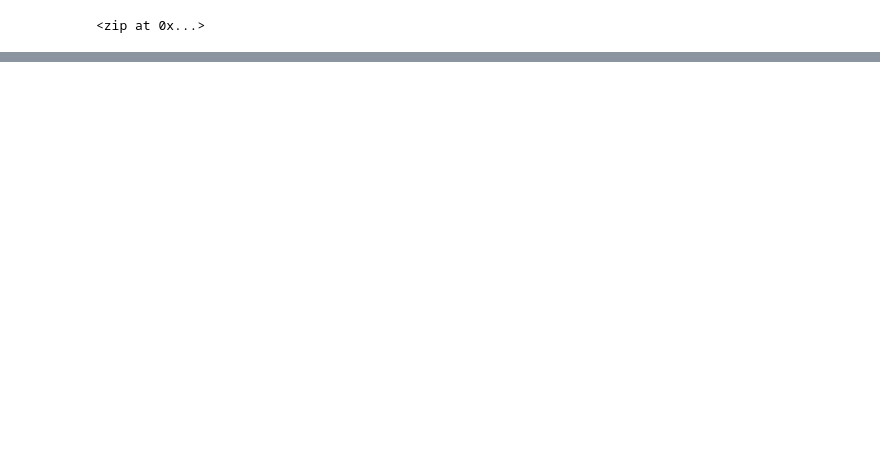
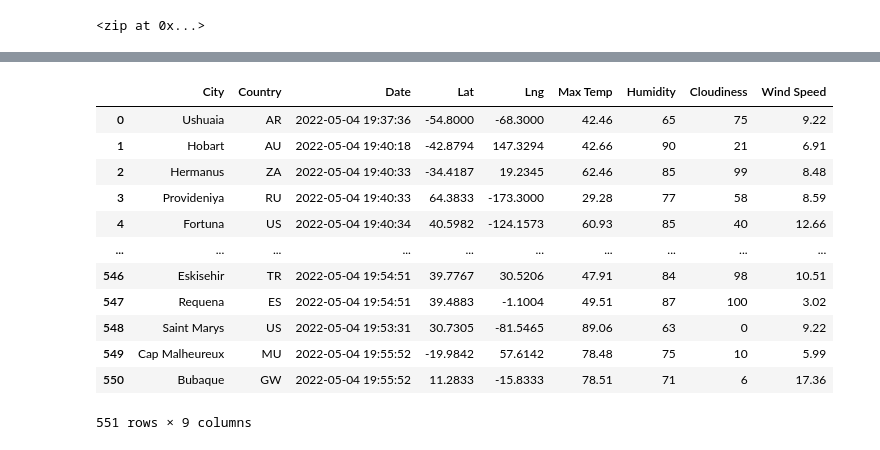
Before and after one commit to jereediv/World_Weather_Analysis, a Jupyter notebook: WeatherPy.ipynb, the cells around one changed output, grey strips where cells are left out. Saved outputs shown, nothing was run; the diff lists cells and outputs as text; code cells hidden in the pictures; blank space fills up the shorter version.

```diff
--- a/WeatherPy.ipynb
+++ b/WeatherPy.ipynb
@@ -38,0 +45,4 @@ len(cities)
+# %%
+# Build the basic URL for the OpenWeatherMap with your weather_api_key added to the URL.
+
+url = "http://api.openweathermap.org/data/2.5/weather?units=Imperial&APPID=" + weather_api_key
@@ -38,0 +139,5 @@ len(cities)
+# %%
+# Convert the array of dictionaries to a Pandas DataFrame.
+
+city_data_df = pd.DataFrame(city_data)
+city_data_df.head(10)
@@ -38,0 +156,21 @@ len(cities)
+# %%
+# Reorder the columns as City, Country, Date, Lat, Lng, Max Temp, Humidity, Cloudiness,
+# and Wind Speed, so they are easy to read.
+
+new_column_order = ["City", "Country", "Date", "Lat", "Lng", "Max Temp", "Humidity", "Cloudiness", "Wind Speed"]
+city_data_df = city_data_df[new_column_order]
+city_data_df
+# %% [output]
+|  | City | Country | Date | Lat | Lng | Max Temp | Humidity | Cloudiness | Wind Speed |
+| 0 | Ushuaia | AR | 2022-05-04 19:37:36 | -54.8000 | -68.3000 | 42.46 | 65 | 75 | 9.22 |
+| 1 | Hobart | AU | 2022-05-04 19:40:18 | -42.8794 | 147.3294 | 42.66 | 90 | 21 | 6.91 |
+| 2 | Hermanus | ZA | 2022-05-04 19:40:33 | -34.4187 | 19.2345 | 62.46 | 85 | 99 | 8.48 |
+| 3 | Provideniya | RU | 2022-05-04 19:40:33 | 64.3833 | -173.3000 | 29.28 | 77 | 58 | 8.59 |
+| 4 | Fortuna | US | 2022-05-04 19:40:34 | 40.5982 | -124.1573 | 60.93 | 85 | 40 | 12.66 |
+| ... | ... | ... | ... | ... | ... | ... | ... | ... | ... |
+| 546 | Eskisehir | TR | 2022-05-04 19:54:51 | 39.7767 | 30.5206 | 47.91 | 84 | 98 | 10.51 |
+| 547 | Requena | ES | 2022-05-04 19:54:51 | 39.4883 | -1.1004 | 49.51 | 87 | 100 | 3.02 |
+| 548 | Saint Marys | US | 2022-05-04 19:53:31 | 30.7305 | -81.5465 | 89.06 | 63 | 0 | 9.22 |
+| 549 | Cap Malheureux | MU | 2022-05-04 19:55:52 | -19.9842 | 57.6142 | 78.48 | 75 | 10 | 5.99 |
+| 550 | Bubaque | GW | 2022-05-04 19:55:52 | 11.2833 | -15.8333 | 78.51 | 71 | 6 | 17.36 |
+551 rows × 9 columns
```
Also changed, not shown: parts of 9 cells of this notebook, 1 other file.
